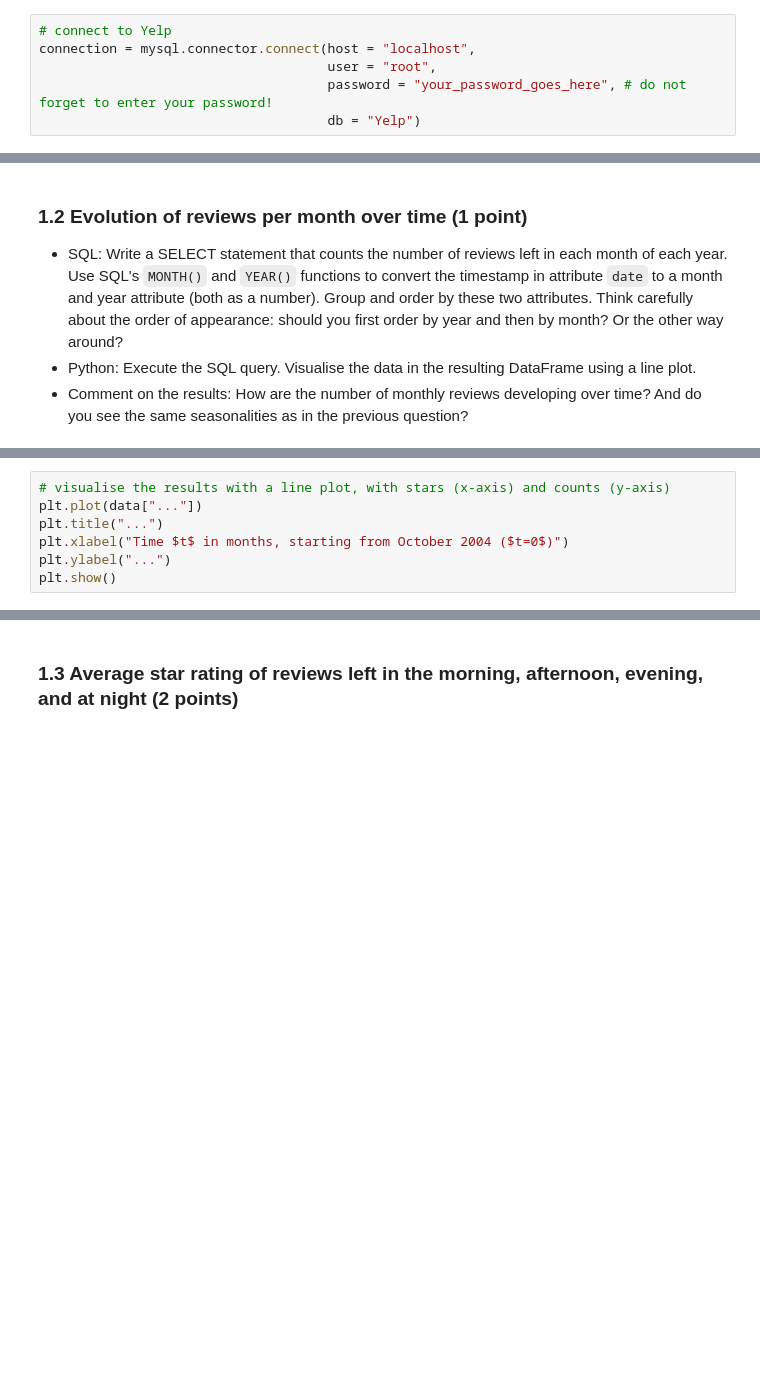
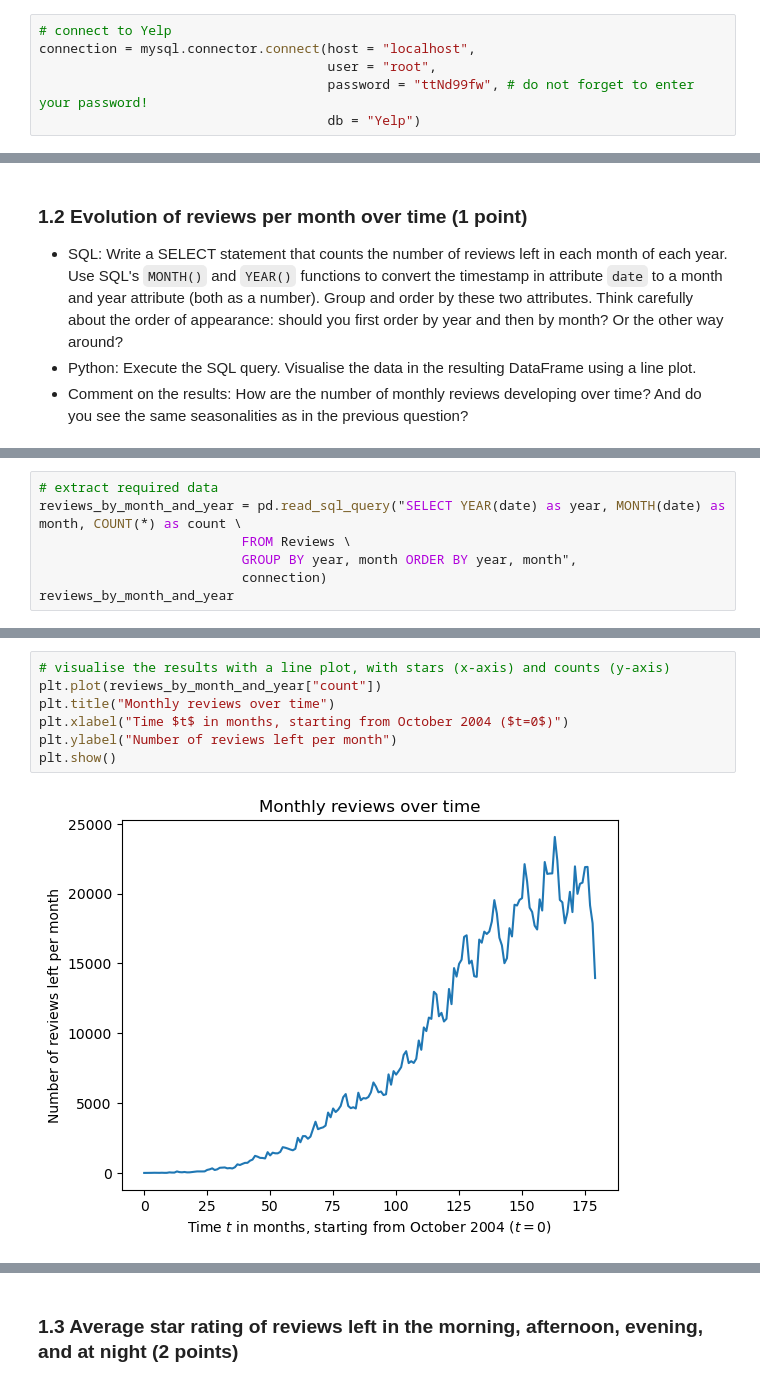
Before and after one commit to linashyshova/db3, a Jupyter notebook: E_EOR2_DBFA.GA3.ipynb, the cells around one changed output, grey strips where cells are left out. Saved outputs shown, nothing was run; the diff lists cells and outputs as text; blank space fills up the shorter version.

```diff
--- a/E_EOR2_DBFA.GA3.ipynb
+++ b/E_EOR2_DBFA.GA3.ipynb
@@ -32,7 +40,7 @@ Use the code below to make a connection to the database on your local MySQL Serv
 # connect to Yelp
 connection = mysql.connector.connect(host = "localhost",
                                      user = "root",
-                                     password = "your_password_goes_here", # do not forget to enter your password!
+                                     password = "ttNd99fw", # do not forget to enter your password!
                                      db = "Yelp")
 # %% [markdown]
 **If you run into errors executing the code above, try restaring the kernel**: in the 'Kernel' menu, click 'Restart'. If this does not help, try installing the newest MySQL-Python connector from https://dev.mysql.com/downloads/connector/python/8.0.html. Do not forget to restart the kernel after installation.
@@ -87,0 +100,7 @@ sns.barplot(data = ...,
+# %%
+# extract required data
+reviews_by_month_and_year = pd.read_sql_query("SELECT YEAR(date) as year, MONTH(date) as month, COUNT(*) as count \
+                          FROM Reviews \
+                          GROUP BY year, month ORDER BY year, month",
+                          connection)
+reviews_by_month_and_year
@@ -88,7 +121,9 @@ sns.barplot(data = ...,
 # %%
 # visualise the results with a line plot, with stars (x-axis) and counts (y-axis)
-plt.plot(data["..."])
-plt.title("...")
+plt.plot(reviews_by_month_and_year["count"])
+plt.title("Monthly reviews over time")
 plt.xlabel("Time $t$ in months, starting from October 2004 ($t=0$)")
-plt.ylabel("...")
+plt.ylabel("Number of reviews left per month")
 plt.show()
+# %% [output]
+[figure, added]
```
Also changed, not shown: parts of 13 cells of this notebook.
